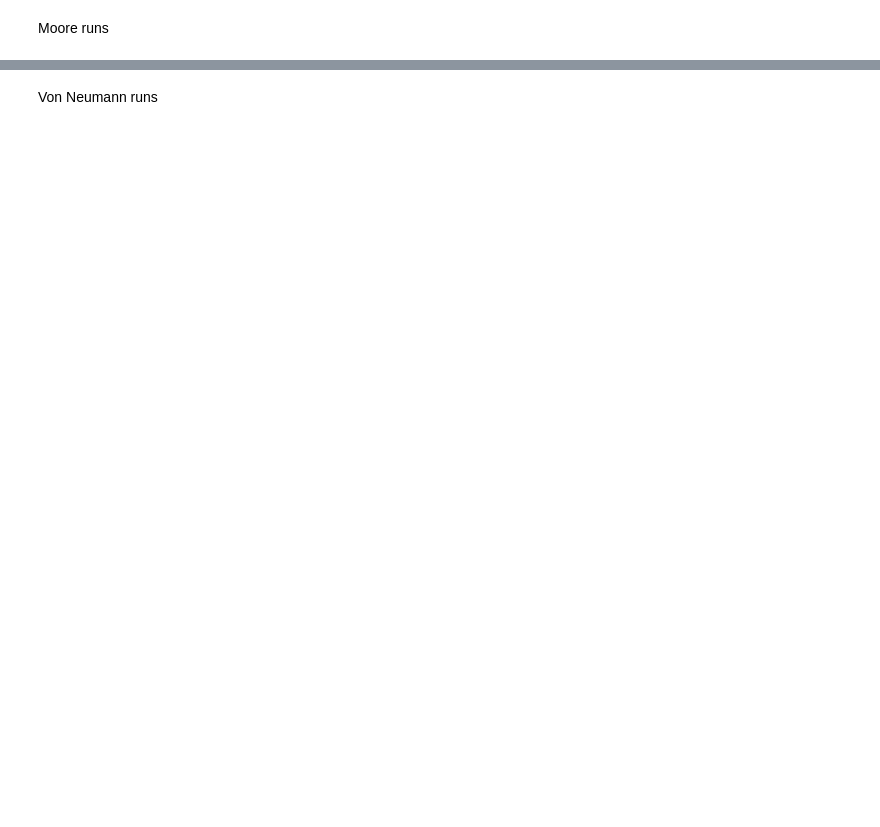
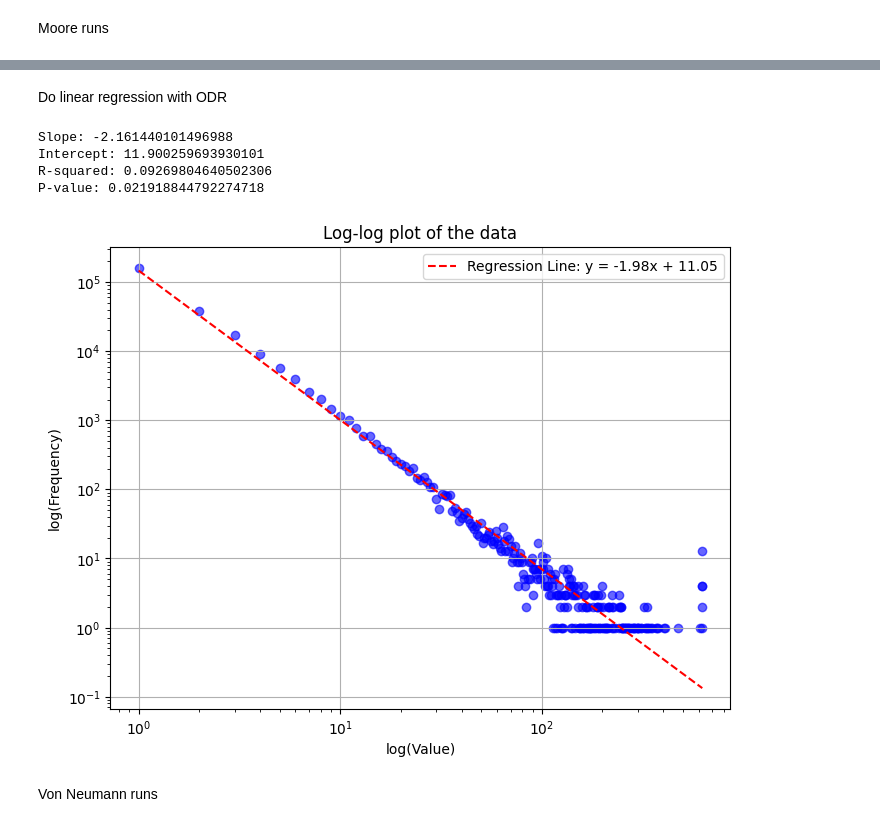
Before and after one commit to vitalismaxim/group_17, a Jupyter notebook: OFC_2 cleaned.ipynb, the cells around one changed output, grey strips where cells are left out. Drawn from its saved outputs; the diff is of its cells as text; code cells hidden in the pictures; blank space fills up the shorter version.

```diff
--- a/OFC_2 cleaned.ipynb
+++ b/OFC_2 cleaned.ipynb
@@ -184,0 +194,2 @@ plt.show()
+# %% [markdown]
+Do linear regression with ODR
@@ -185,3 +207,32 @@ plt.show()
+# %%
+print("Slope:", slope)
+print("Intercept:", intercept)
+print("R-squared:", r_squared)
+print("P-value:", p_value)
+# %% [output]
+Slope: -2.161440101496988
+Intercept: 11.900259693930101
+R-squared: 0.09269804640502306
+P-value: 0.021918844792274718
+# %%
+# Plot the Moore data in a log-log plot
+plt.figure(figsize=(8, 6))
+plt.scatter(values_moore, frequencies_moore, color='blue', alpha=0.6)
+plt.xlabel('log(Value)')
+plt.ylabel('log(Frequency)')
+plt.xscale('log')
+plt.yscale('log')
+plt.title('Log-log plot of the data')
+
+x = np.linspace(min(np.log(values_moore)), max(np.log(values_moore)), 100)
+y = slope * x + intercept
+plt.plot(e ** x,e ** y, color='red', linestyle='--', label=f'Regression Line: y = {slope_m:.2f}x + {intercept_m:.2f}')
+plt.legend()
+
+plt.grid(True)
+plt.show()
+# %% [output]
+[figure, added]
 # %% [markdown]
 Von Neumann runs
 # %%
```
Also changed, not shown: parts of 10 cells of this notebook.
